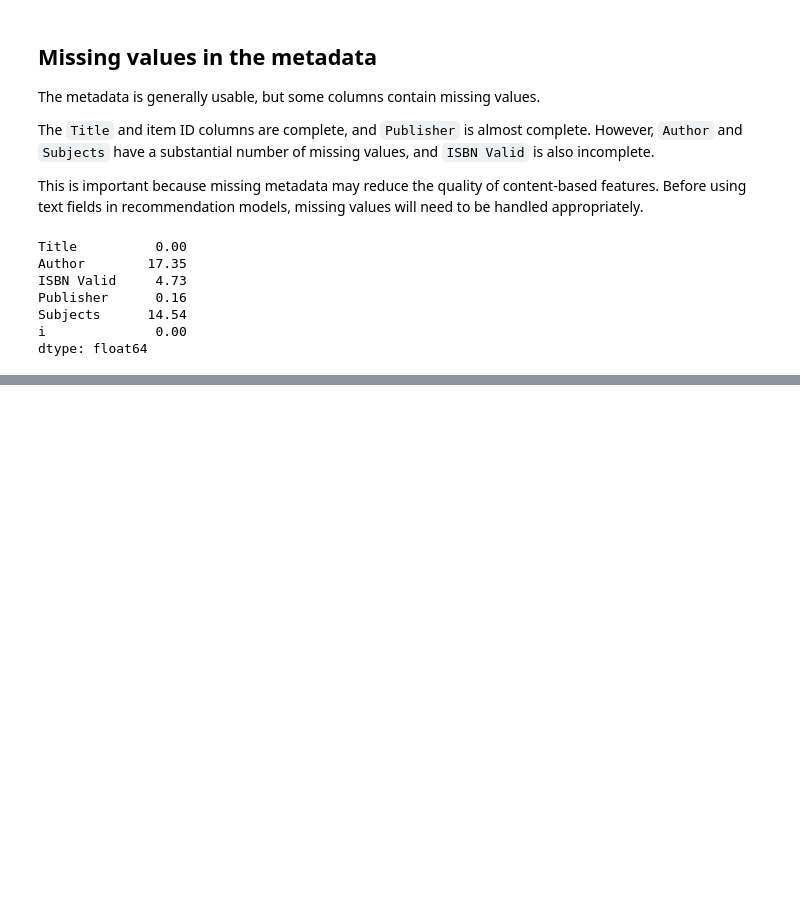
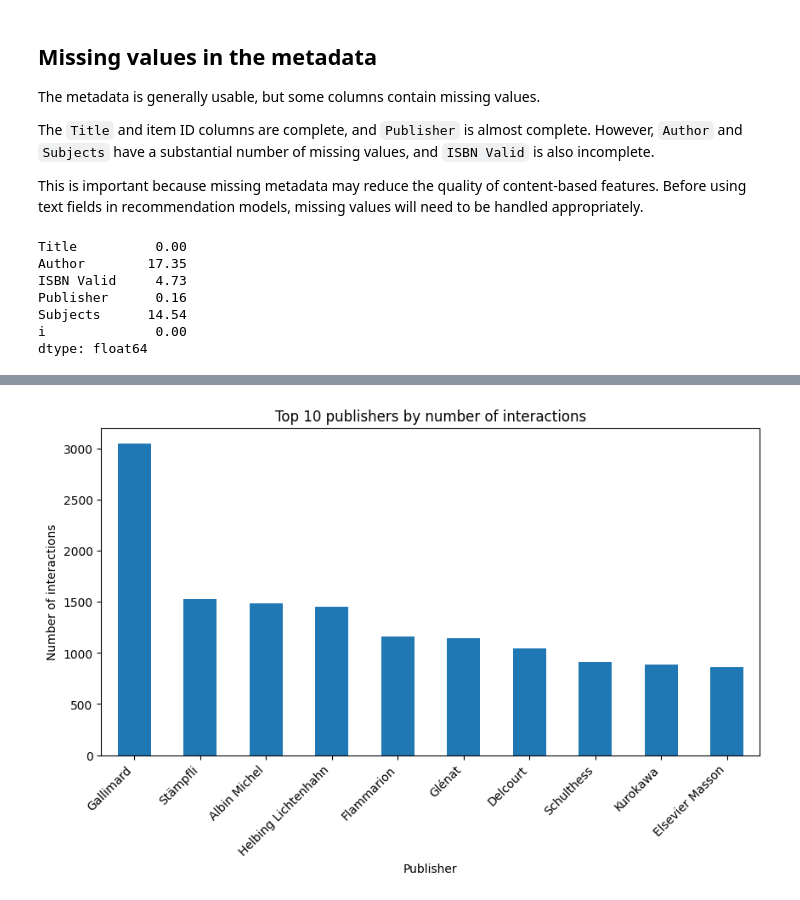
Before and after one commit to Trickwillfrit/EPFL_Rolex, a Jupyter notebook: notebooks/eda.ipynb, the cells around one changed output, grey strips where cells are left out. Cells and saved outputs as stored; diff of their text form; code cells hidden in the pictures; blank space fills up the shorter version.

```diff
--- a/notebooks/eda.ipynb
+++ b/notebooks/eda.ipynb
@@ -430,0 +619,12 @@ dtype: float64
+# %%
+# Keep only the item ID and Publisher columns from the metadata
+items_publishers = items[["i", "Publisher"]].copy()
+
+# Merge interactions with publisher information
+interactions_with_publishers = interactions.merge(items_publishers, on="i", how="left")
+
+# Count how many interactions are associated with each publisher
+interaction_publisher_counts = interactions_with_publishers["Publisher"].value_counts()
+
+# Display the 10 publishers with the most interactions
+print(interaction_publisher_counts.head(10))
@@ -430,0 +650,16 @@ dtype: float64
+# %%
+# Plot the 10 publishers associated with the largest number of interactions
+interaction_publisher_counts.head(10).plot(kind="bar", figsize=(10, 5))
+
+# Add a title and axis labels
+plt.title("Top 10 publishers by number of interactions")
+plt.xlabel("Publisher")
+plt.ylabel("Number of interactions")
+
+# Rotate labels for readability
+plt.xticks(rotation=45, ha="right")
+
+# Show the plot
+plt.show()
+# %% [output]
+[figure, added]
```
Also changed, not shown: parts of 27 cells of this notebook.
